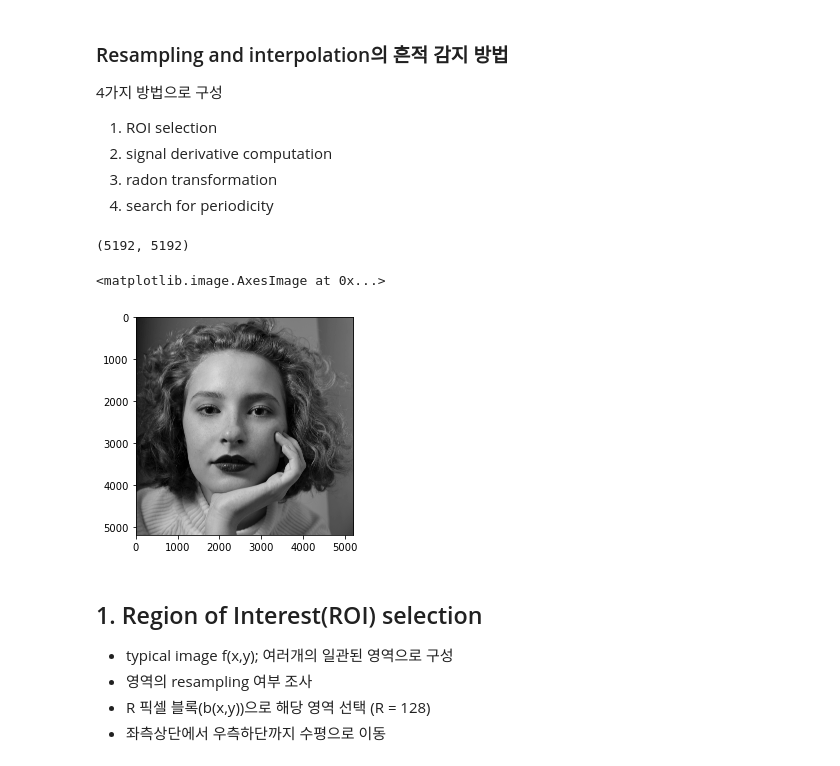
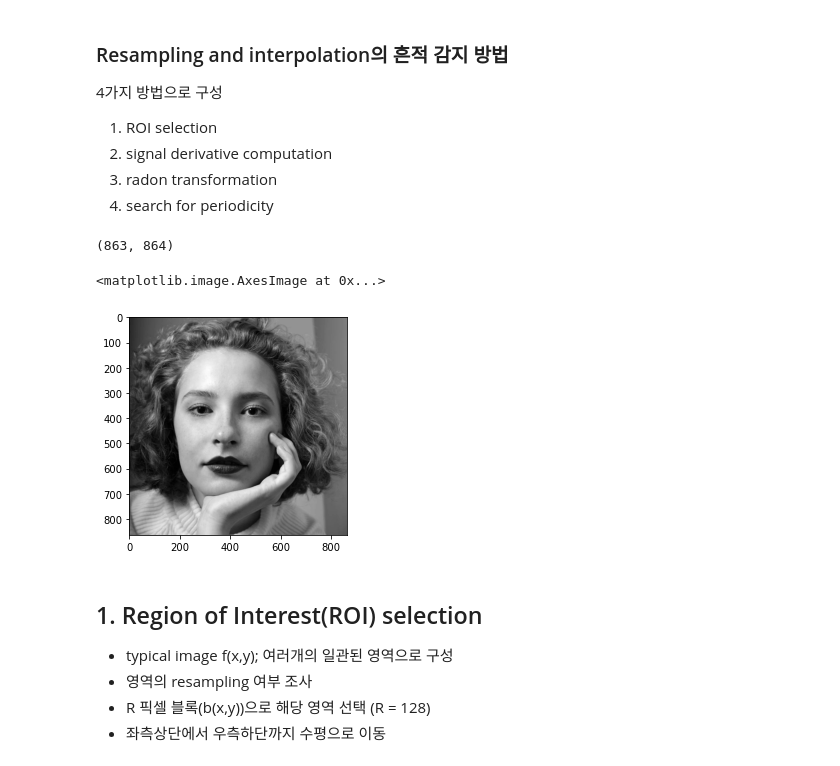
Before and after one commit to Sang-Yeong/sang-yeong.github.io, a Jupyter notebook: _posts/Paper/radon_transform.ipynb, the cells around one changed output. Cells and saved outputs as stored; diff of their text form; code cells hidden in the pictures.

```diff
--- a/_posts/Paper/radon_transform.ipynb
+++ b/_posts/Paper/radon_transform.ipynb
@@ -19,18 +25,18 @@ import numpy as np
 # plt.imshow(img, cmap = 'gray')
 # print(img.shape)
 # %%
-img = cv2.imread('human1.jpg')
+img = cv2.imread('human2.jpg')
 b,g,r = cv2.split(img)
 img = cv2.merge([r,g,b])
 img = cv2.cvtColor(img, cv2.COLOR_BGR2GRAY)
 
 img = cv2.resize(img, dsize=(0, 0), fx=1.3, fy=1.3, interpolation=cv2.INTER_LINEAR)
 print(img.shape)
 plt.imshow(img, cmap='gray')
 # %% [output]
-(5192, 5192)
+(863, 864)
 <matplotlib.image.AxesImage at 0x...>
-[figure, old version]
+[figure, new version]
 # %% [markdown]
 ## 1. Region of Interest(ROI) selection
 - typical image f(x,y); 여러개의 일관된 영역으로 구성
```
Also changed, not shown: parts of 24 cells of this notebook.
